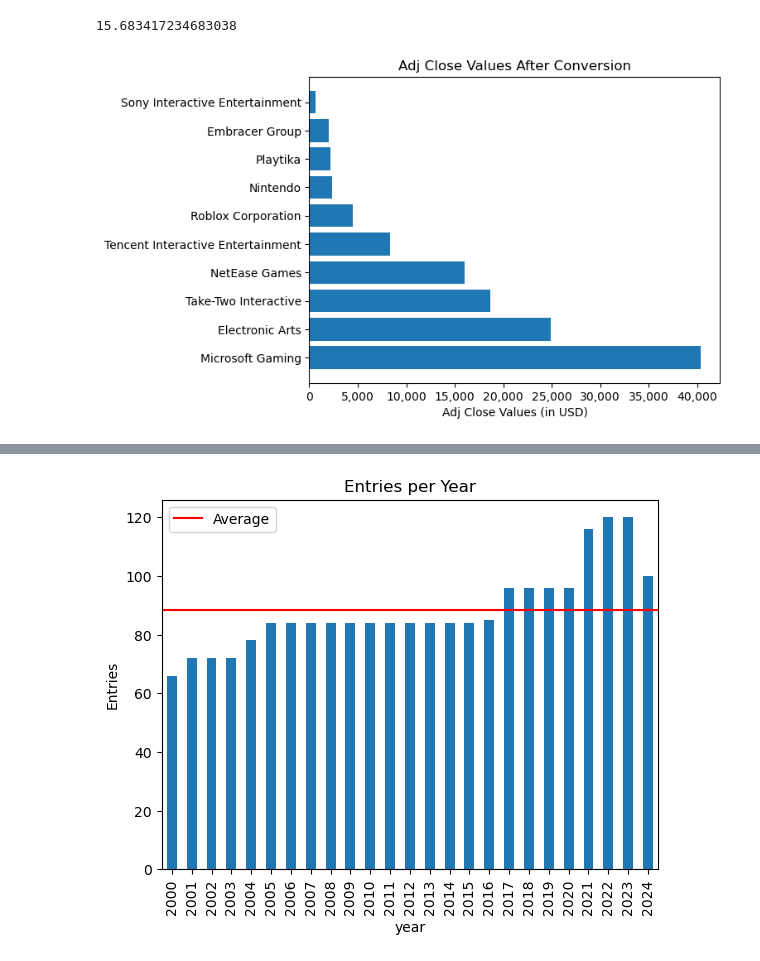
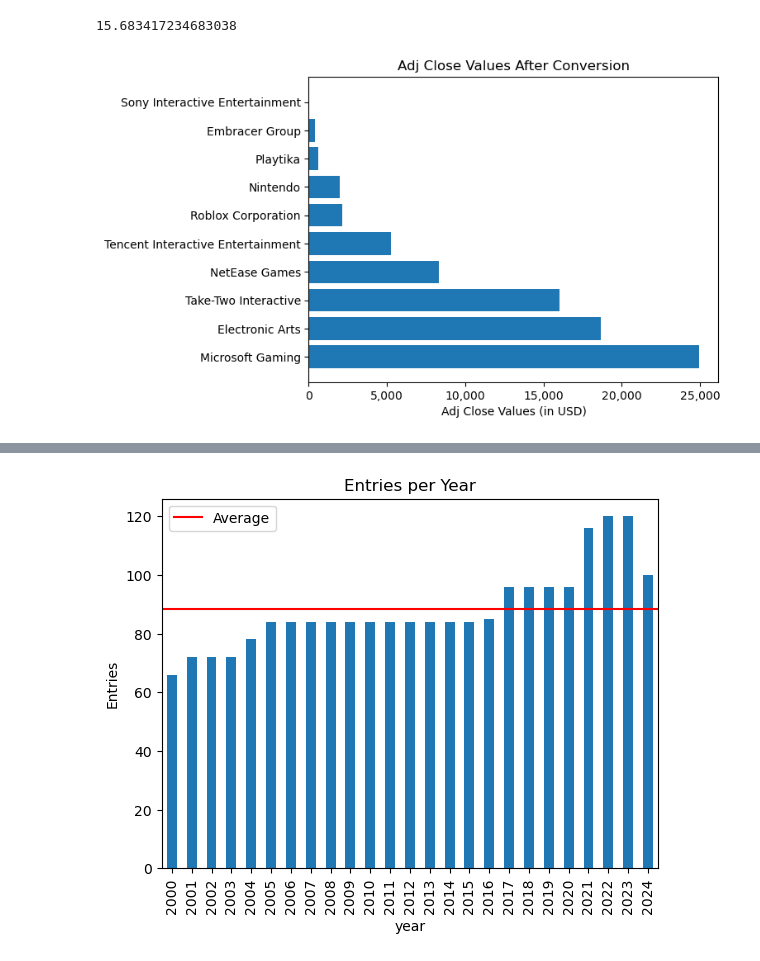
Before and after one commit to Djohnson1313/gaming_company_stocks_analysis, a Jupyter notebook: gaming_stocks_analysis.ipynb, the cells around one changed output, grey strips where cells are left out. Drawn from its saved outputs; the diff is of its cells as text; code cells hidden in the pictures.

Commit message:
adj close

```diff
--- a/gaming_stocks_analysis.ipynb
+++ b/gaming_stocks_analysis.ipynb
@@ -1008,16 +1008,16 @@ value_calc('Sony Interactive Entertainment', 'Adj Close in USD')
 # %%
 fig, ax = plt.subplots()
 
-close_height_2 = [40347, 24929, 18661, 16031, 8332, 4468, 2340, 2140, 1986, 610]
-close_x_2 = range(len(close_height))
-close_labels_2 = ['Microsoft Gaming', 'Electronic Arts', 'Take-Two Interactive', 'NetEase Games', 'Tencent Interactive Entertainment',
+adj_height_2 = [24929, 18661, 16031, 8332, 5245, 2140, 1986, 610, 411, 15]
+adj_x_2 = range(len(adj_height_2))
+adj_labels_2 = ['Microsoft Gaming', 'Electronic Arts', 'Take-Two Interactive', 'NetEase Games', 'Tencent Interactive Entertainment',
                   'Roblox Corporation', 'Nintendo', 'Playtika', 'Embracer Group', 'Sony Interactive Entertainment']
 
 ax.set_title('Adj Close Values After Conversion')
 ax.set_xlabel('Adj Close Values (in USD)')
-plt.barh(close_x_2, close_height_2, tick_label = close_labels_2)
+plt.barh(adj_x_2, adj_height_2, tick_label = adj_labels_2)
 ax.get_xaxis().set_major_formatter(
     plt.FuncFormatter(lambda x, p: format(int(x), ','))) # format labels
 plt.show();
 # %% [output]
-[figure, old version]
+[figure, new version]
```
Also changed, not shown: parts of 3 cells of this notebook.
